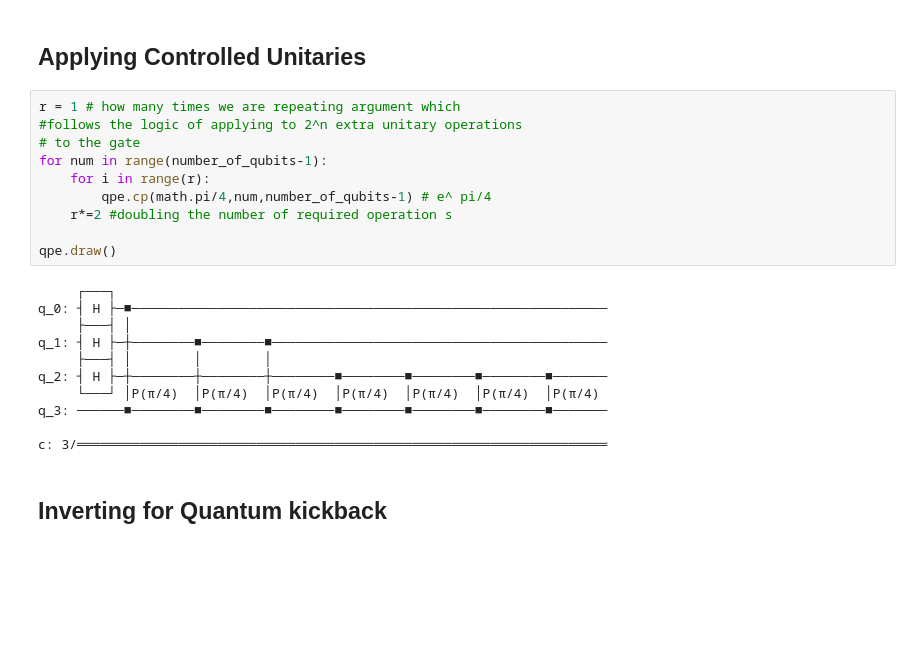
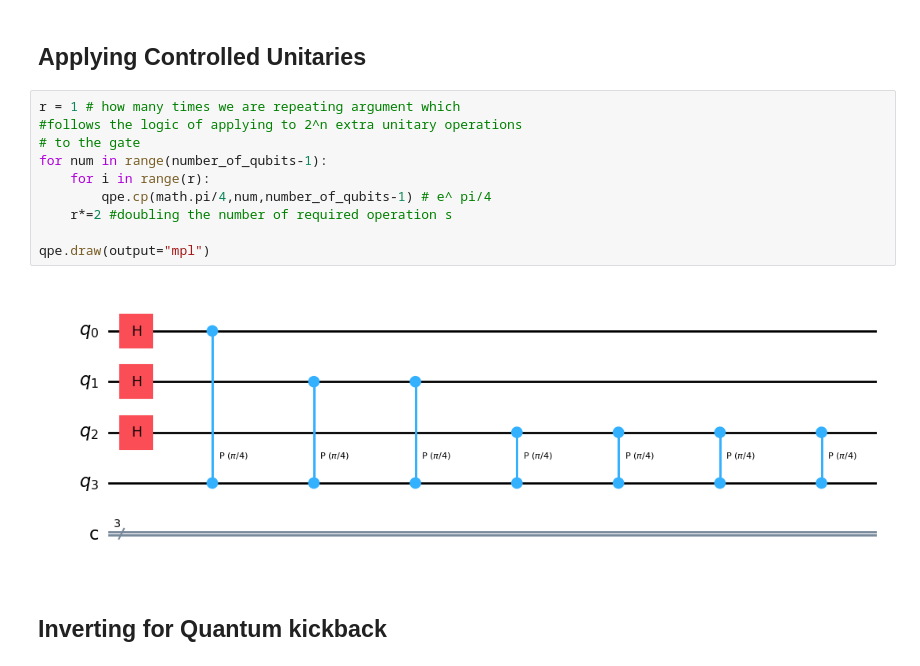
Before and after one commit to WillPelech/quantum_practice, a Jupyter notebook: Quantum_Project/QPE.ipynb, the cells around one changed output. Saved outputs shown, nothing was run; the diff lists cells and outputs as text; blank space fills up the shorter version.

```diff
--- a/Quantum_Project/QPE.ipynb
+++ b/Quantum_Project/QPE.ipynb
@@ -70,24 +70,15 @@ c: 3/═════
 # %%
 r = 1 # how many times we are repeating argument which
 #follows the logic of applying to 2^n extra unitary operations
 # to the gate
 for num in range(number_of_qubits-1):
     for i in range(r):
         qpe.cp(math.pi/4,num,number_of_qubits-1) # e^ pi/4
     r*=2 #doubling the number of required operation s
 
-qpe.draw()
+qpe.draw(output="mpl")
 # %% [output]
-     ┌───┐
-q_0: ┤ H ├─■─────────────────────────────────────────────────────────────
-     ├───┤ │
-q_1: ┤ H ├─┼────────■────────■───────────────────────────────────────────
-     ├───┤ │        │        │
-q_2: ┤ H ├─┼────────┼────────┼────────■────────■────────■────────■───────
-     └───┘ │P(π/4)  │P(π/4)  │P(π/4)  │P(π/4)  │P(π/4)  │P(π/4)  │P(π/4)
-q_3: ──────■────────■────────■────────■────────■────────■────────■───────
-
-c: 3/════════════════════════════════════════════════════════════════════
+[figure, added]
 # %% [markdown]
 ## Inverting for Quantum kickback
 # %%
```
Also changed, not shown: parts of 4 cells of this notebook, 5 other files.
